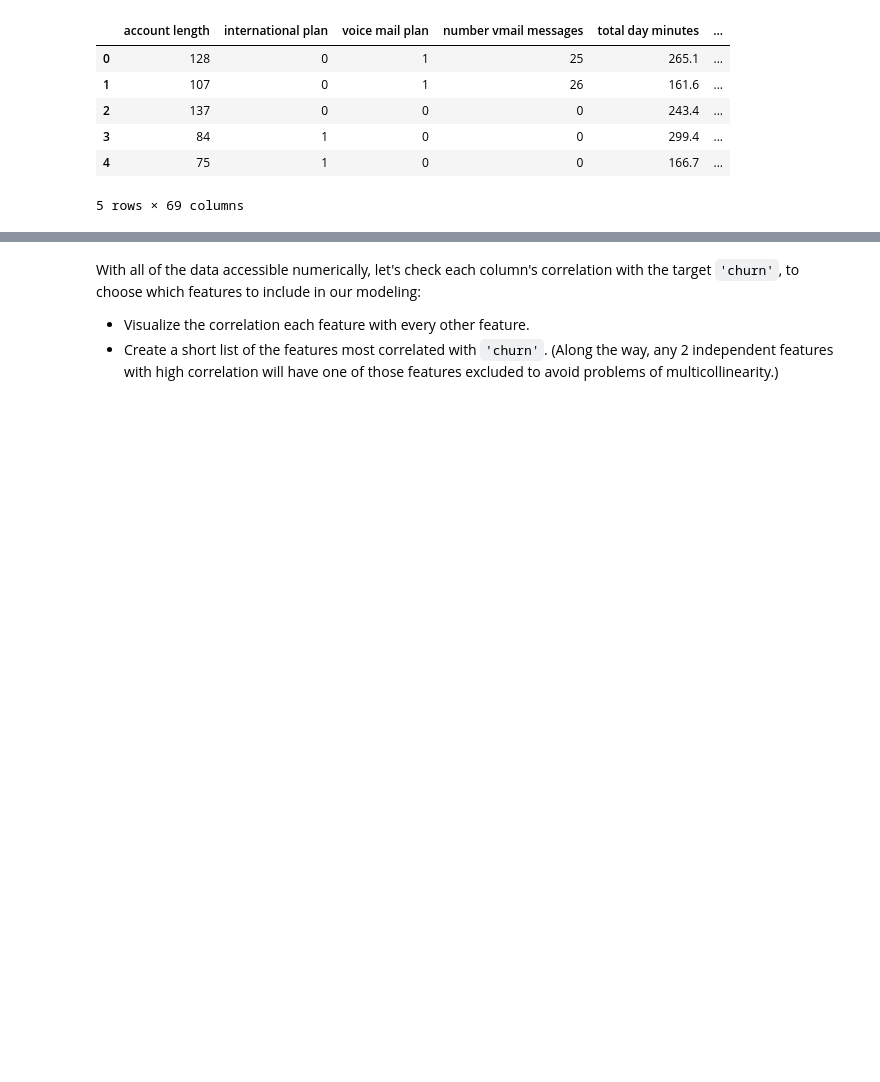
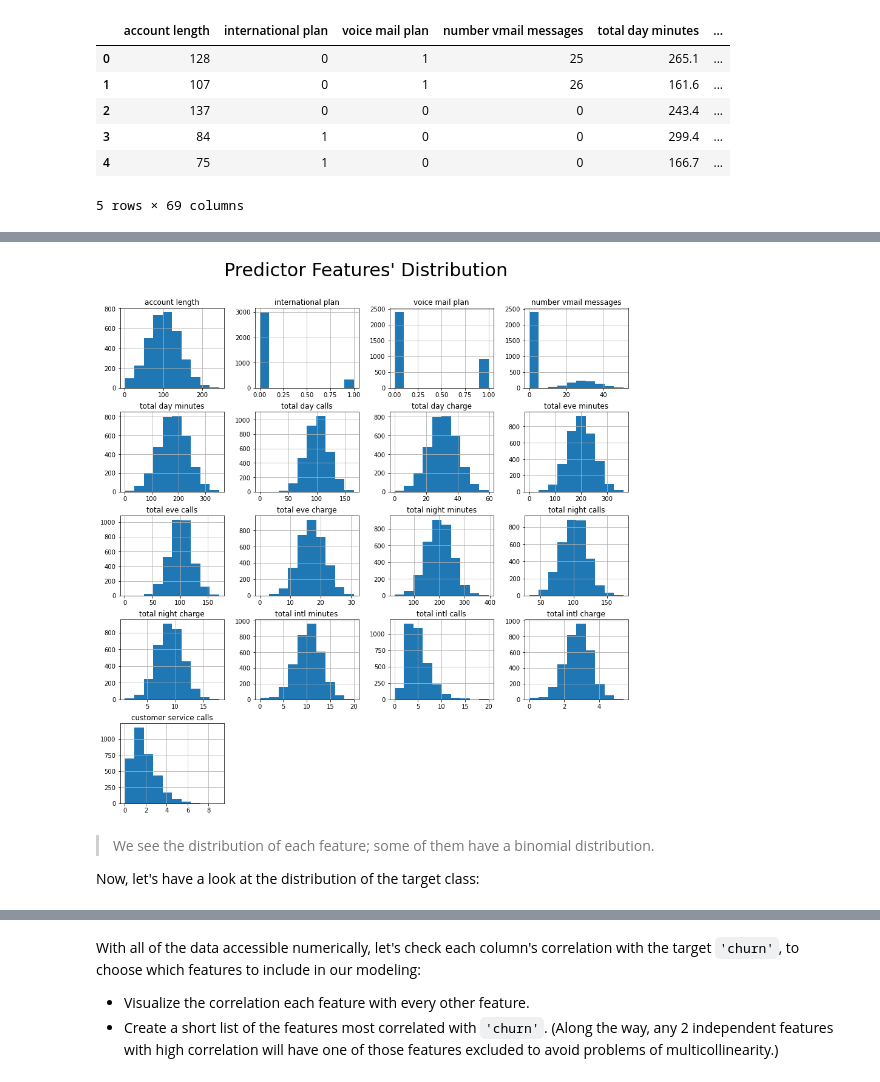
Before and after one commit to terminalcoder/Churn-in-Telecom, a Jupyter notebook: notebook.ipynb, the cells around one changed output, grey strips where cells are left out. Drawn from its saved outputs; the diff is of its cells as text; code cells hidden in the pictures; blank space fills up the shorter version.

Commit message:
updated faeture dist plots

```diff
--- a/notebook.ipynb
+++ b/notebook.ipynb
@@ -201,0 +181,16 @@ ohe_df.head()
+# %%
+# exclude state columns from plot for practical reasons
+# create a list of state columns
+state_ls = [col for col in ohe_df.columns if 'state' in col]
+
+# plot histogram of every predictor feature excluding states
+ohe_df.drop(state_ls, axis=1).drop(['churn'], axis=1).hist(figsize=(15, 15))
+
+# get figure & set its title
+plt.gcf().suptitle("Predictor Features' Distribution", y=.95, fontsize=30);
+# %% [output]
+[figure, added]
+# %% [markdown]
+> We see the distribution of each feature; some of them have a binomial distribution.
+
+Now, let's have a look at the distribution of the target class:
```
Also changed, not shown: parts of 7 cells of this notebook.
